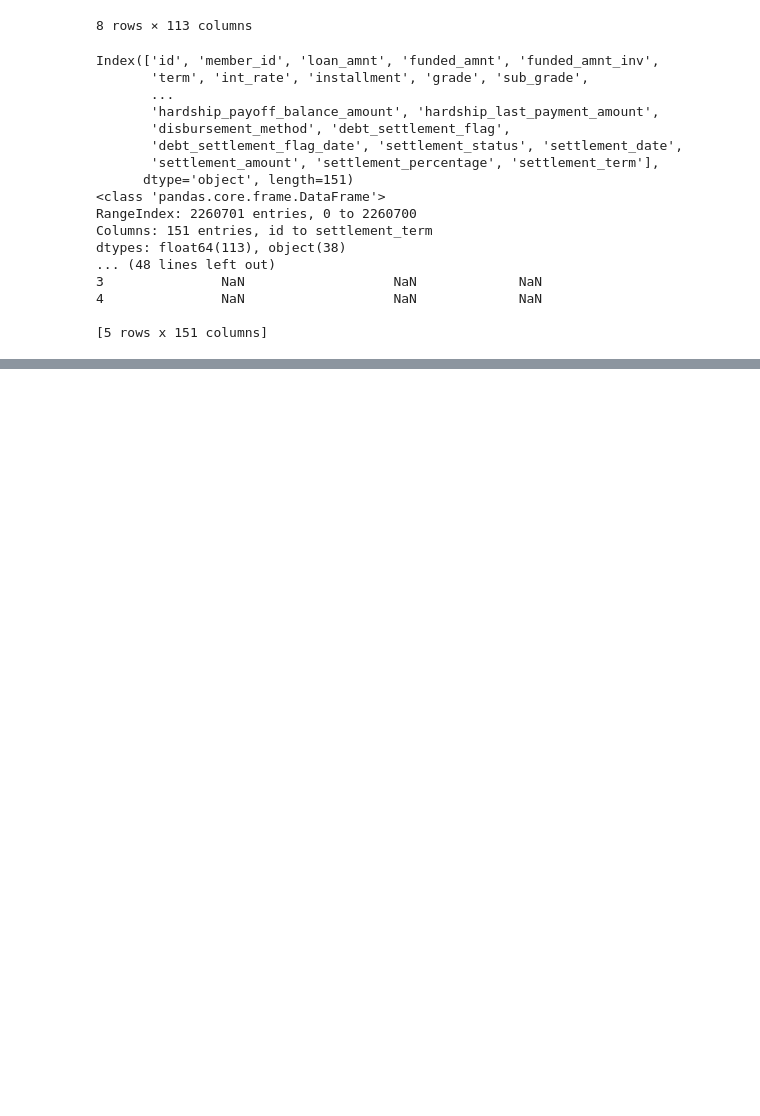
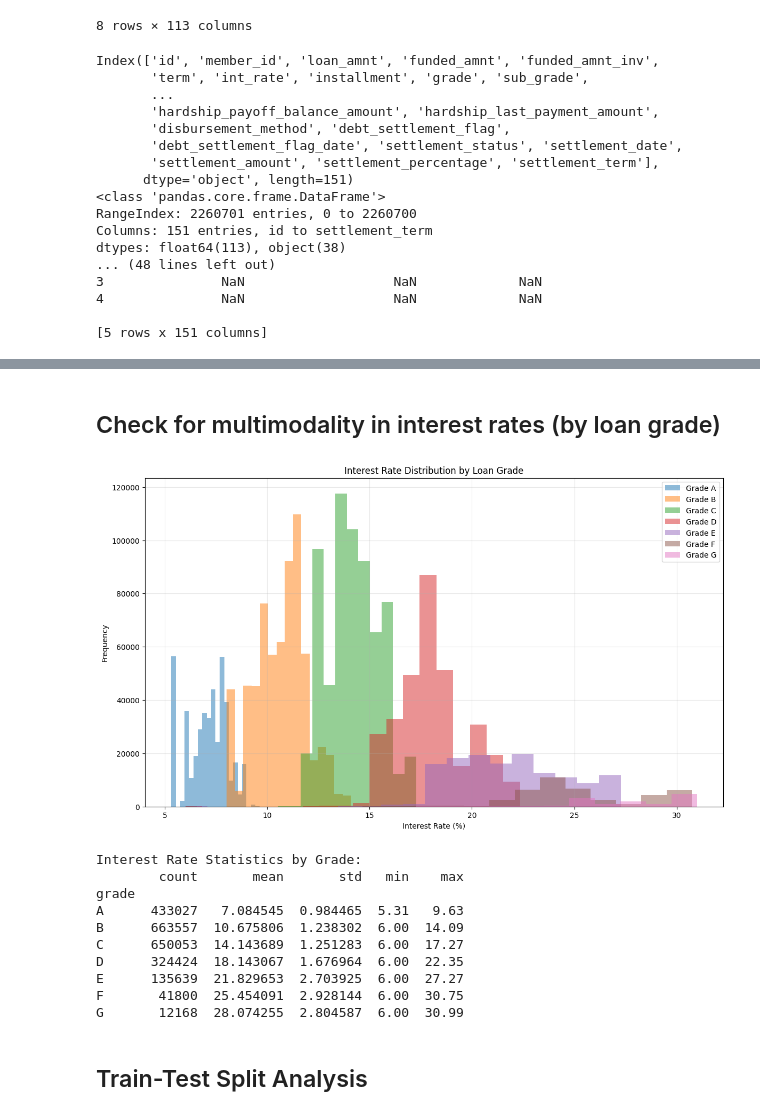
Before and after one commit to DennisToma/ML_Operations_Exercises, a Jupyter notebook: EDA.ipynb, the cells around one changed output, grey strips where cells are left out. Cells and saved outputs as stored; diff of their text form; code cells hidden in the pictures; blank space fills up the shorter version.

```diff
--- a/EDA.ipynb
+++ b/EDA.ipynb
@@ -60,0 +366,41 @@ accepted
+# %% [markdown]
+## Check for multimodality in interest rates (by loan grade)
+# %%
+
+# First, let's see if the data has loan grades
+if 'grade' in accepted.columns:
+    plt.figure(figsize=(14, 8))
+
+    # Plot interest rate distribution by grade
+    grade_groups = accepted.groupby('grade')['int_rate']
+
+    for grade, group in grade_groups:
+        plt.hist(group.dropna(), bins=20, alpha=0.5, label=f'Grade {grade}')
+
+    plt.title('Interest Rate Distribution by Loan Grade')
+    plt.xlabel('Interest Rate (%)')
+    plt.ylabel('Frequency')
+    plt.legend()
+    plt.grid(True, alpha=0.3)
+    plt.show()
+
+    # Summary statistics by grade
+    grade_stats = grade_groups.agg(['count', 'mean', 'std', 'min', 'max'])
+    print("\nInterest Rate Statistics by Grade:")
+    print(grade_stats)
+else:
+    print("Loan grade information not available in the dataset")
+# %% [output]
+[figure, added]
+Interest Rate Statistics by Grade:
+        count       mean       std   min    max
+grade
+A      433027   7.084545  0.984465  5.31   9.63
+B      663557  10.675806  1.238302  6.00  14.09
+C      650053  14.143689  1.251283  6.00  17.27
+D      324424  18.143067  1.676964  6.00  22.35
+E      135639  21.829653  2.703925  6.00  27.27
+F       41800  25.454091  2.928144  6.00  30.75
+G       12168  28.074255  2.804587  6.00  30.99
+# %% [markdown]
+## Train-Test Split Analysis
```
Also changed, not shown: parts of 13 cells of this notebook, 4 other files.
